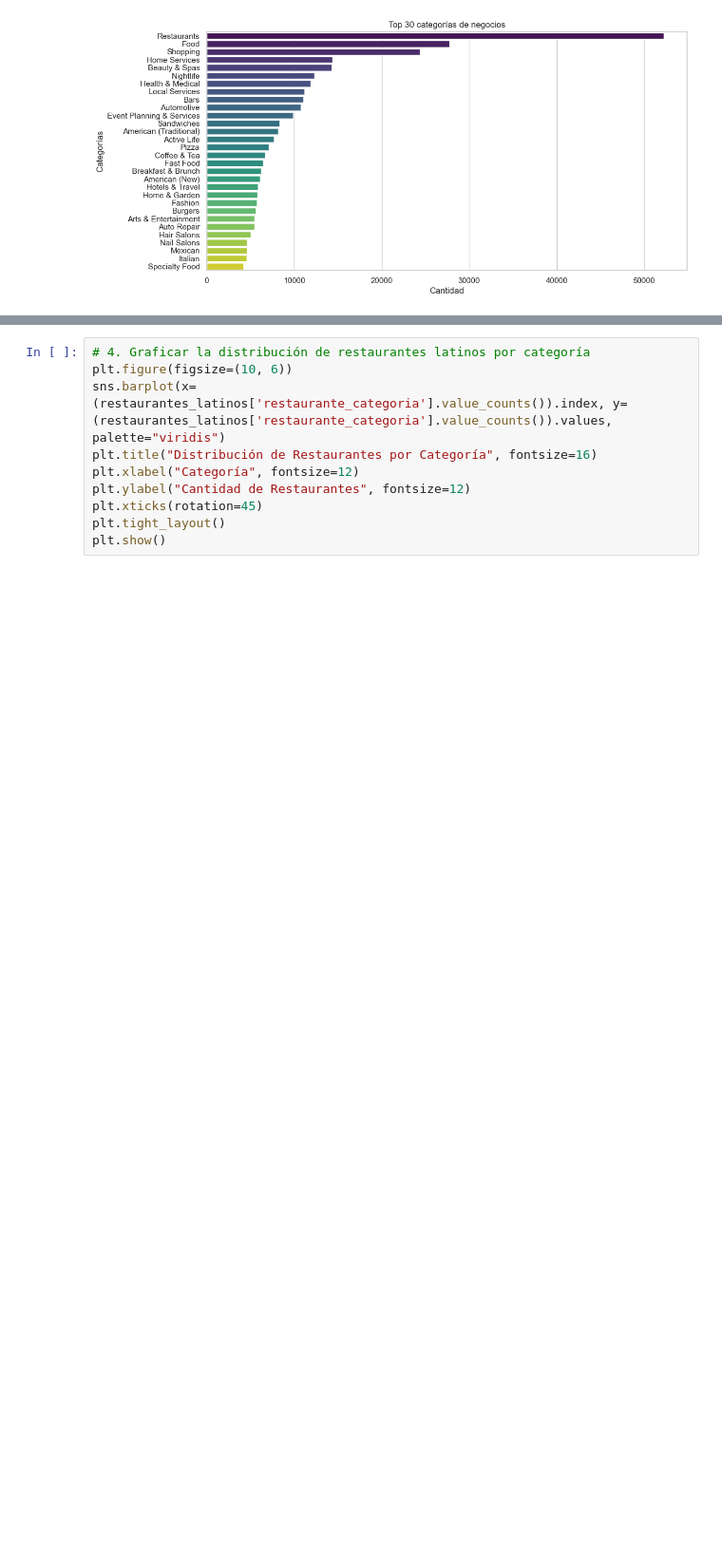
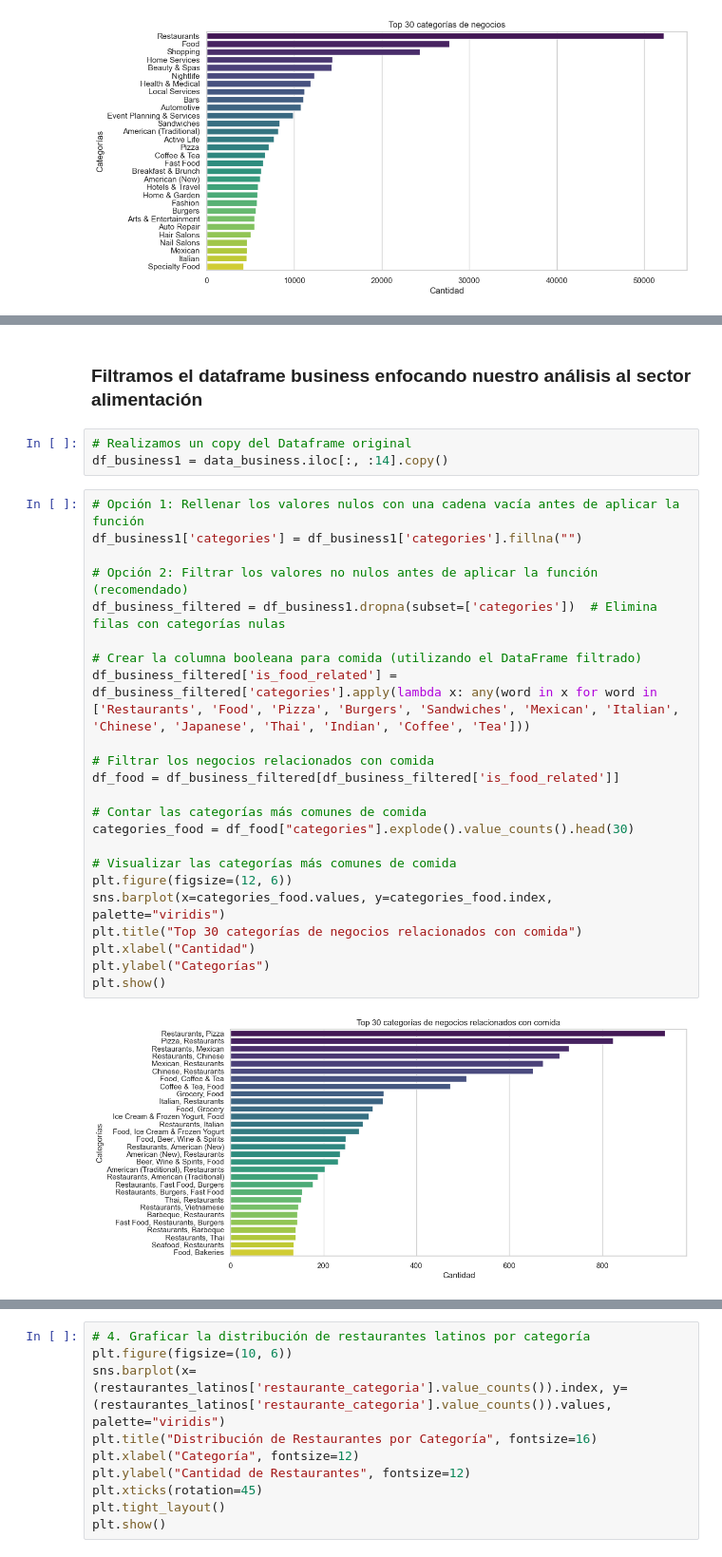
Before and after one commit to JossySharry/Proyecto_Yelp_GoogleMaps, a Jupyter notebook: Sprint_1/EDA_detallado.ipynb, the cells around one changed output, grey strips where cells are left out. Shown at 95% size. Cells and saved outputs as stored; diff of their text form; blank space fills up the shorter version.

```diff
--- a/Sprint_1/EDA_detallado.ipynb
+++ b/Sprint_1/EDA_detallado.ipynb
@@ -52,0 +92,30 @@ plt.show()
+# %% [markdown]
+### Filtramos el dataframe business enfocando nuestro análisis al sector alimentación
+# %%
+# Realizamos un copy del Dataframe original
+df_business1 = data_business.iloc[:, :14].copy()
+# %%
+# Opción 1: Rellenar los valores nulos con una cadena vacía antes de aplicar la función
+df_business1['categories'] = df_business1['categories'].fillna("")
+
+# Opción 2: Filtrar los valores no nulos antes de aplicar la función (recomendado)
+df_business_filtered = df_business1.dropna(subset=['categories'])  # Elimina filas con categorías nulas
+
+# Crear la columna booleana para comida (utilizando el DataFrame filtrado)
+df_business_filtered['is_food_related'] = df_business_filtered['categories'].apply(lambda x: any(word in x for word in ['Restaurants', 'Food', 'Pizza', 'Burgers', 'Sandwiches', 'Mexican', 'Italian', 'Chinese', 'Japanese', 'Thai', 'Indian', 'Coffee', 'Tea']))
+
+# Filtrar los negocios relacionados con comida
+df_food = df_business_filtered[df_business_filtered['is_food_related']]
+
+# Contar las categorías más comunes de comida
+categories_food = df_food["categories"].explode().value_counts().head(30)
+
+# Visualizar las categorías más comunes de comida
+plt.figure(figsize=(12, 6))
+sns.barplot(x=categories_food.values, y=categories_food.index, palette="viridis")
+plt.title("Top 30 categorías de negocios relacionados con comida")
+plt.xlabel("Cantidad")
+plt.ylabel("Categorías")
+plt.show()
+# %% [output]
+[figure, added]
```
Also changed, not shown: parts of 28 cells of this notebook.
